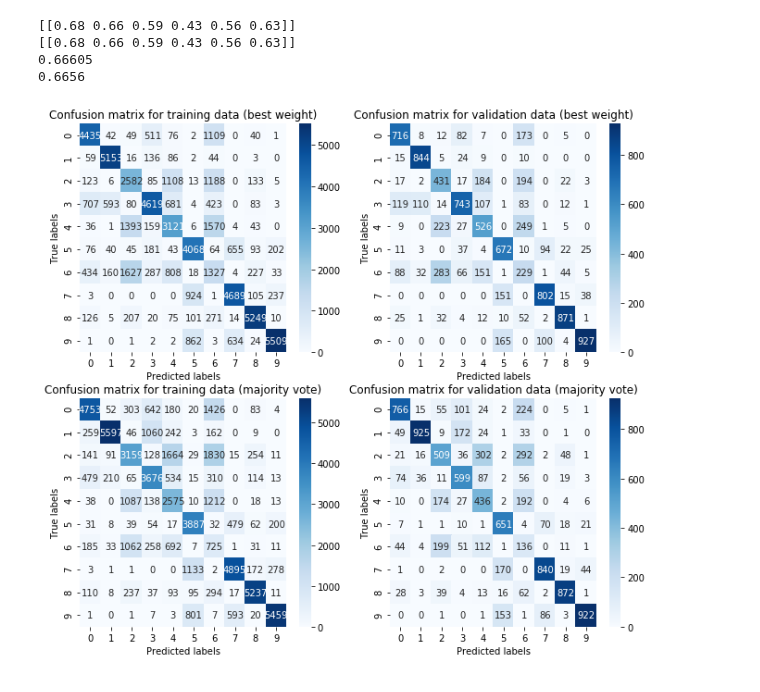
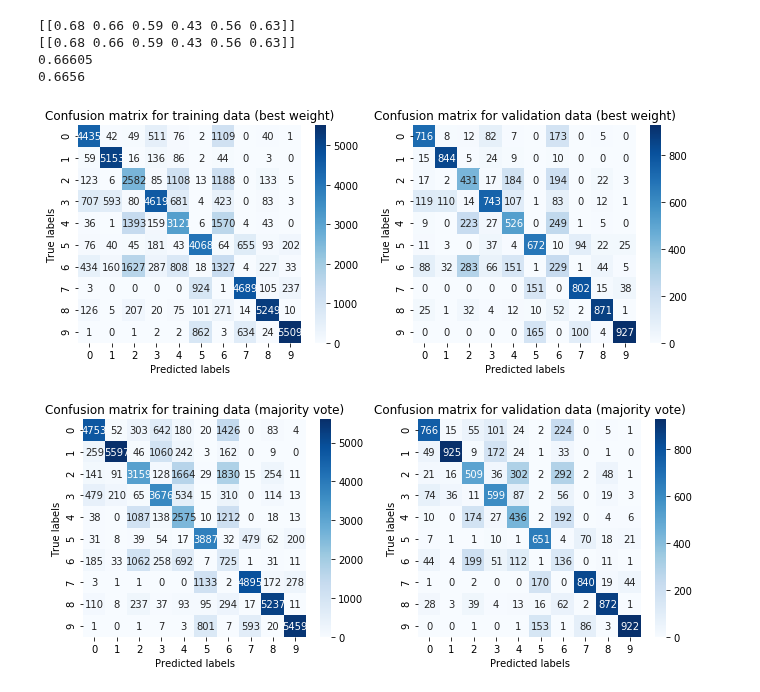
Before and after one commit to Avuerro/NaturalComputing, a Jupyter notebook: Project/WANN/Fashion-Mnist Performance Statistics.ipynb, the cells around one changed output. Cells and saved outputs as stored; diff of their text form; code cells hidden in the pictures.

Commit message:
confusion matrices and inputs used plots are now saved

```diff
--- a/Project/WANN/Fashion-Mnist Performance Statistics.ipynb
+++ b/Project/WANN/Fashion-Mnist Performance Statistics.ipynb
@@ -190,34 +190,40 @@ cm_ensemble_train = confusion_matrix(train_majority_pred, y_train, labels=range(
 cm_ensemble_test = confusion_matrix(test_majority_pred, y_test, labels=range(N_CLASSES_TO_USE))
 # %%
 # Create figure
-fig, ax = plt.subplots(2,2, figsize=(11,10))
+fig, ax = plt.subplots(1,2, figsize=(11,4))
 ax = ax.ravel()
 
 # Plot confusion matrix for training data using best weight
 sns.heatmap(cm_best_train, annot=True, fmt='g', ax=ax[0], cmap="Blues")
 ax[0].set_xlabel('Predicted labels')
 ax[0].set_ylabel('True labels')
 ax[0].set_title('Confusion matrix for training data (best weight)')
 
 # Plot confusion matrix for validation data using best weight
 sns.heatmap(cm_best_test, annot=True, fmt='g', ax=ax[1], cmap="Blues")
 ax[1].set_xlabel('Predicted labels')
 ax[1].set_ylabel('True labels')
 ax[1].set_title('Confusion matrix for validation data (best weight)')
+plt.savefig('best_confusion_wann_fashion_mnist.png')
+plt.show()
+fig, ax = plt.subplots(1,2, figsize=(11,4))
+ax = ax.ravel()
 
 # Plot confusion matrix for training data using majority vote
-sns.heatmap(cm_ensemble_train, annot=True, fmt='g', ax=ax[2], cmap="Blues")
-ax[2].set_xlabel('Predicted labels')
-ax[2].set_ylabel('True labels')
-ax[2].set_title('Confusion matrix for training data (majority vote)')
+sns.heatmap(cm_ensemble_train, annot=True, fmt='g', ax=ax[0], cmap="Blues")
+ax[0].set_xlabel('Predicted labels')
+ax[0].set_ylabel('True labels')
+ax[0].set_title('Confusion matrix for training data (majority vote)')
 
 # Plot confusion matrix for validation data using majority vote
-sns.heatmap(cm_ensemble_test, annot=True, fmt='g', ax=ax[3], cmap="Blues")
-ax[3].set_xlabel('Predicted labels')
-ax[3].set_ylabel('True labels')
-ax[3].set_title('Confusion matrix for validation data (majority vote)')
+sns.heatmap(cm_ensemble_test, annot=True, fmt='g', ax=ax[1], cmap="Blues")
+ax[1].set_xlabel('Predicted labels')
+ax[1].set_ylabel('True labels')
+ax[1].set_title('Confusion matrix for validation data (majority vote)')
 
 # Show the result
+plt.savefig('majority_vote_confusion_wann_fashion_mnist.png')
 plt.show()
 # %% [output]
-[figure, old version]
+[figure, new version]
+[figure, added]
```
Also changed, not shown: parts of 3 cells of this notebook.
